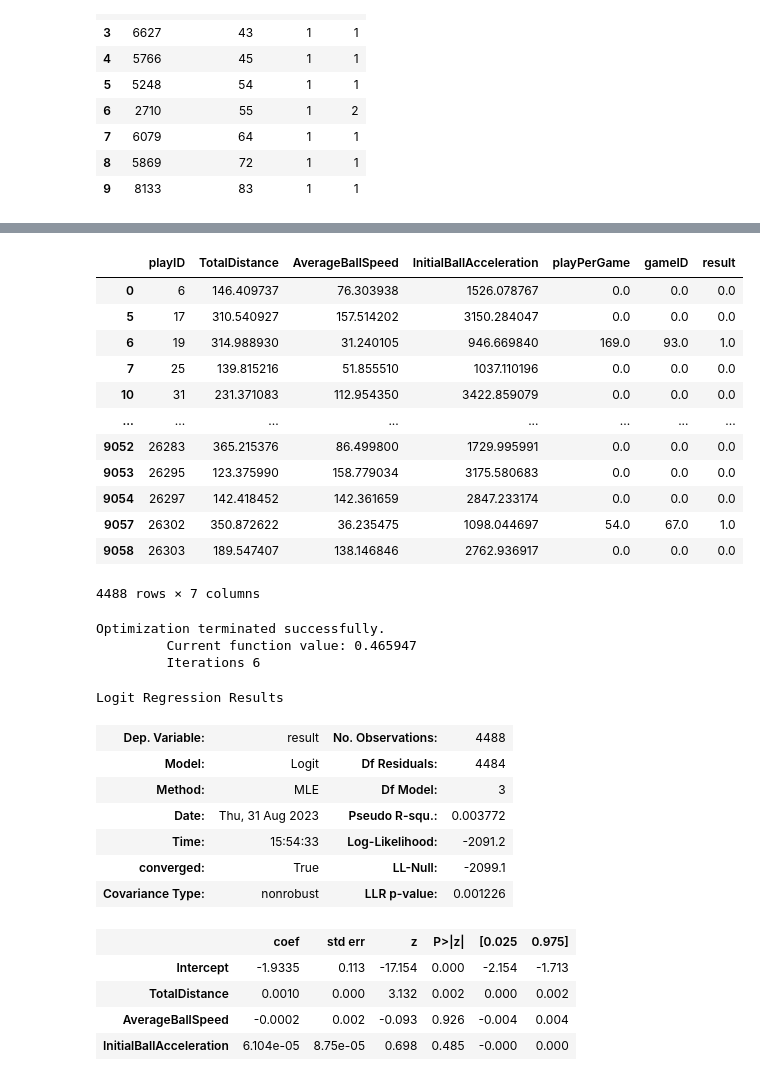
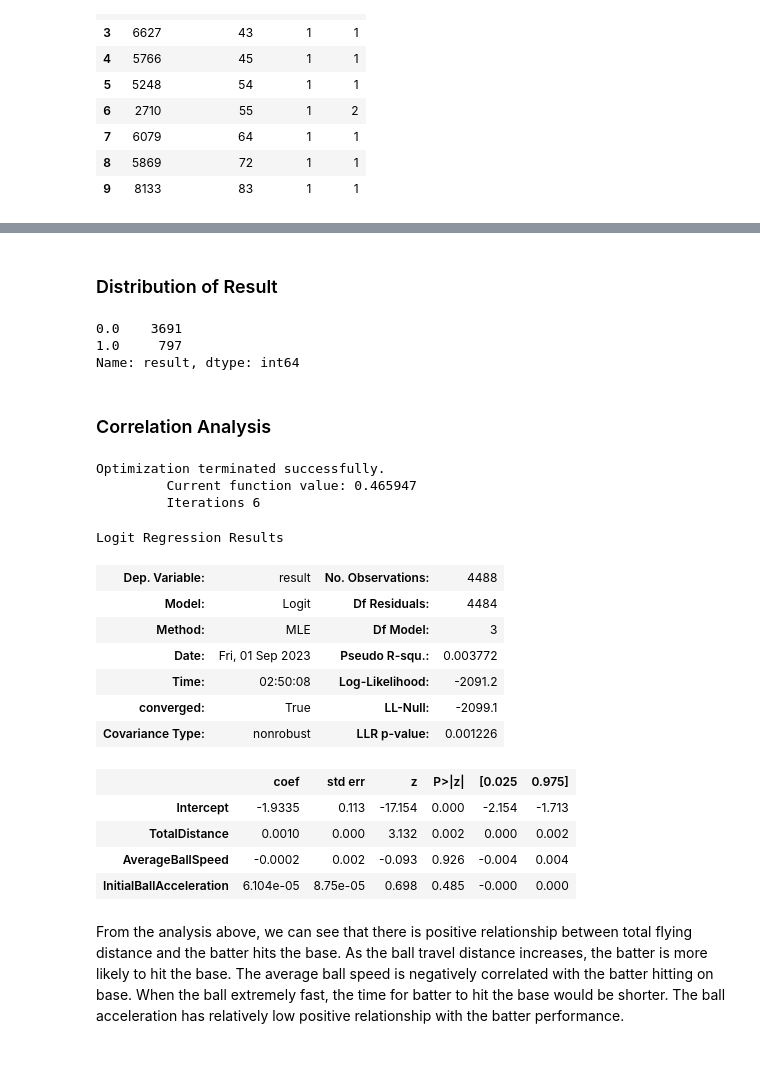
Before and after one commit to LUKEZFLU/SMT2023, a Jupyter notebook: Ball_Speed_Analysis/ball_pos_total_distance.ipynb, the cells around one changed output, grey strips where cells are left out. Cells and saved outputs as stored; diff of their text form; code cells hidden in the pictures.

```diff
--- a/Ball_Speed_Analysis/ball_pos_total_distance.ipynb
+++ b/Ball_Speed_Analysis/ball_pos_total_distance.ipynb
@@ -8,0 +19,4 @@ player = pd.read_csv('player&ball_pos_analysis/player_pos_analysis.csv')
+# %%
+# The ball and player data is generated by our own database with condition of event_code = 4 to analyze when the ball hits into play.
+df_ball = pd.read_csv("Data/ball_pos_event.csv")
+df_player = pd.read_csv('player&ball_pos_analysis/player_pos_analysis.csv')
@@ -215,3 +163,4 @@ output_df.head(10)
 # %%
-len(output_df[output_df['TotalDistance'] != 0])
+output_df = output_df[output_df['TotalDistance'] != 0]
+output_df
 # %% [output]
@@ -221,5 +184,5 @@ len(output_df[output_df['TotalDistance'] != 0])
 # %%
-sorted_df = player.groupby('gameID').apply(lambda x: x.sort_values(by=['playPerGame', 'playerTimeStamp'])).reset_index(drop=True)
+sorted_df = df_player.groupby('gameID').apply(lambda x: x.sort_values(by=['playPerGame', 'playerTimeStamp'])).reset_index(drop=True)
 # %%
 # Build a new dataframe with every row contain the playID playPergame and gameID, also including a new feature
 # "result" which have value 1, 2, 3 means batter run to first, second, third base.
@@ -407,4 +275,6 @@ ball_pos_batter_df['result'].value_counts()
 Name: result, dtype: int64
 # %%
-# replace the 2 and 3 as 1
+# To find the relationship between batter hits the base and other factors, we replace result in which the 2 base and 3 base as 1 means the batter hits the base.
 ball_pos_batter_df['result'] = ball_pos_batter_df['result'].replace([2, 3], 1)
+df = ball_pos_batter_df
+df
@@ -427,33 +295,27 @@ ball_pos_batter_df
-# %%
-ball_pos_batter_df2 = ball_pos_batter_df[ball_pos_batter_df['TotalDistance'] != 0]
-ball_pos_batter_df2
-# %% [output]
-|  | playID | TotalDistance | AverageBallSpeed | InitialBallAcceleration | playPerGame | gameID | result |
-| 0 | 6 | 146.409737 | 76.303938 | 1526.078767 | 0.0 | 0.0 | 0.0 |
-| 5 | 17 | 310.540927 | 157.514202 | 3150.284047 | 0.0 | 0.0 | 0.0 |
-| 6 | 19 | 314.988930 | 31.240105 | 946.669840 | 169.0 | 93.0 | 1.0 |
-| 7 | 25 | 139.815216 | 51.855510 | 1037.110196 | 0.0 | 0.0 | 0.0 |
-| 10 | 31 | 231.371083 | 112.954350 | 3422.859079 | 0.0 | 0.0 | 0.0 |
-| ... | ... | ... | ... | ... | ... | ... | ... |
-| 9052 | 26283 | 365.215376 | 86.499800 | 1729.995991 | 0.0 | 0.0 | 0.0 |
-| 9053 | 26295 | 123.375990 | 158.779034 | 3175.580683 | 0.0 | 0.0 | 0.0 |
-| 9054 | 26297 | 142.418452 | 142.361659 | 2847.233174 | 0.0 | 0.0 | 0.0 |
-| 9057 | 26302 | 350.872622 | 36.235475 | 1098.044697 | 54.0 | 67.0 | 1.0 |
-| 9058 | 26303 | 189.547407 | 138.146846 | 2762.936917 | 0.0 | 0.0 | 0.0 |
-4488 rows × 7 columns
+# %% [markdown]
+### Distribution of Result
+# %%
+#Count of the Posts for Each result
+df['result'].value_counts()
+# %% [output]
+0.0    3691
+1.0     797
+Name: result, dtype: int64
+# %% [markdown]
+### Correlation Analysis
 # %%
-m = smf.logit("result ~ TotalDistance + AverageBallSpeed + InitialBallAcceleration", data = ball_pos_batter_df2).fit()
+m = smf.logit("result ~ TotalDistance + AverageBallSpeed + InitialBallAcceleration", data = df).fit()
 m.summary()
 # %% [output]
 Optimization terminated successfully.
          Current function value: 0.465947
          Iterations 6
 Logit Regression Results
 | Dep. Variable: | result | No. Observations: | 4488 |
 | Model: | Logit | Df Residuals: | 4484 |
 | Method: | MLE | Df Model: | 3 |
-| Date: | Thu, 31 Aug 2023 | Pseudo R-squ.: | 0.003772 |
-| Time: | 15:54:33 | Log-Likelihood: | -2091.2 |
+| Date: | Fri, 01 Sep 2023 | Pseudo R-squ.: | 0.003772 |
+| Time: | 02:50:08 | Log-Likelihood: | -2091.2 |
 | converged: | True | LL-Null: | -2099.1 |
 | Covariance Type: | nonrobust | LLR p-value: | 0.001226 |
 |  | coef | std err | z | P>|z| | [0.025 | 0.975] |
@@ -461,4 +323,6 @@ Logit Regression Results
 | TotalDistance | 0.0010 | 0.000 | 3.132 | 0.002 | 0.000 | 0.002 |
 | AverageBallSpeed | -0.0002 | 0.002 | -0.093 | 0.926 | -0.004 | 0.004 |
 | InitialBallAcceleration | 6.104e-05 | 8.75e-05 | 0.698 | 0.485 | -0.000 | 0.000 |
+# %% [markdown]
+From the analysis above, we can see that there is positive relationship between total flying distance and the batter hits the base. As the ball travel distance increases, the batter is more likely to hit the base. The average ball speed is negatively correlated with the batter hitting on base. When the ball extremely fast, the time for batter to hit the base would be shorter. The ball acceleration has relatively low positive relationship with the batter performance.
 # %%
```
Also changed, not shown: parts of 38 cells of this notebook, 2 other files.
